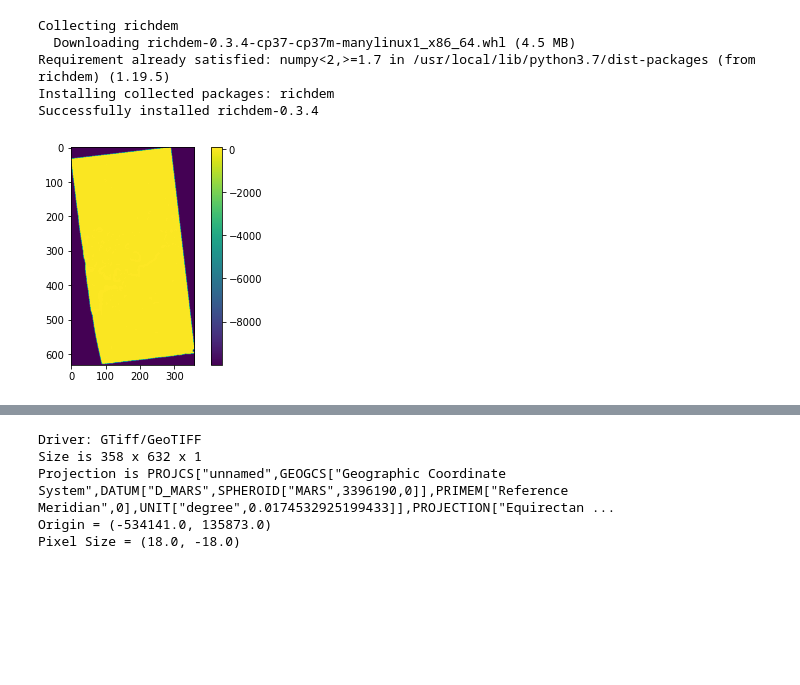
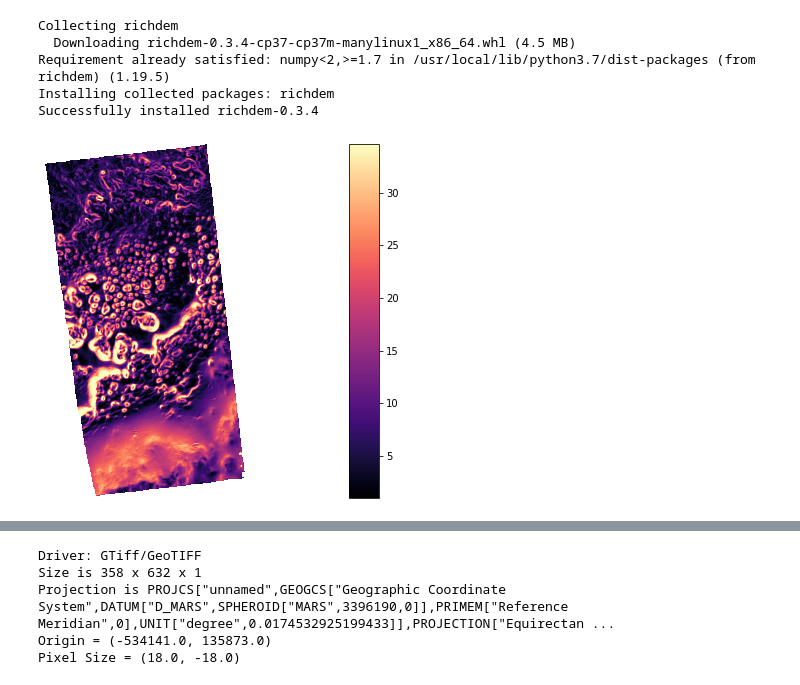
Before and after one commit to SalimFares4/Image-Segmentation, a Jupyter notebook: Code/Visualization/2D Visualization.ipynb, the cells around one changed output, grey strips where cells are left out. Cells and saved outputs as stored; diff of their text form; code cells hidden in the pictures; blank space fills up the shorter version.

```diff
--- a/Code/Visualization/2D Visualization.ipynb
+++ b/Code/Visualization/2D Visualization.ipynb
@@ -125,12 +125,10 @@ import richdem as rd
 # %%
 rd_dem = rd.LoadGDAL(file_path)
 rd_slope = rd.TerrainAttribute(rd_dem, attrib="slope_degrees")
-plt.figure()
-plt.imshow(rd_slope)
-plt.colorbar()
+rd.rdShow(rd_slope, axes=False, cmap='magma', figsize=(8, 5.5))
 plt.show()
 
 # To save the result
 # rd.SaveGDAL("rd_slope.tif", rd_slope)
 # %% [output]
-[figure, old version]
+[figure, new version]
```
Also changed, not shown: parts of 5 cells of this notebook, 3 other files.
